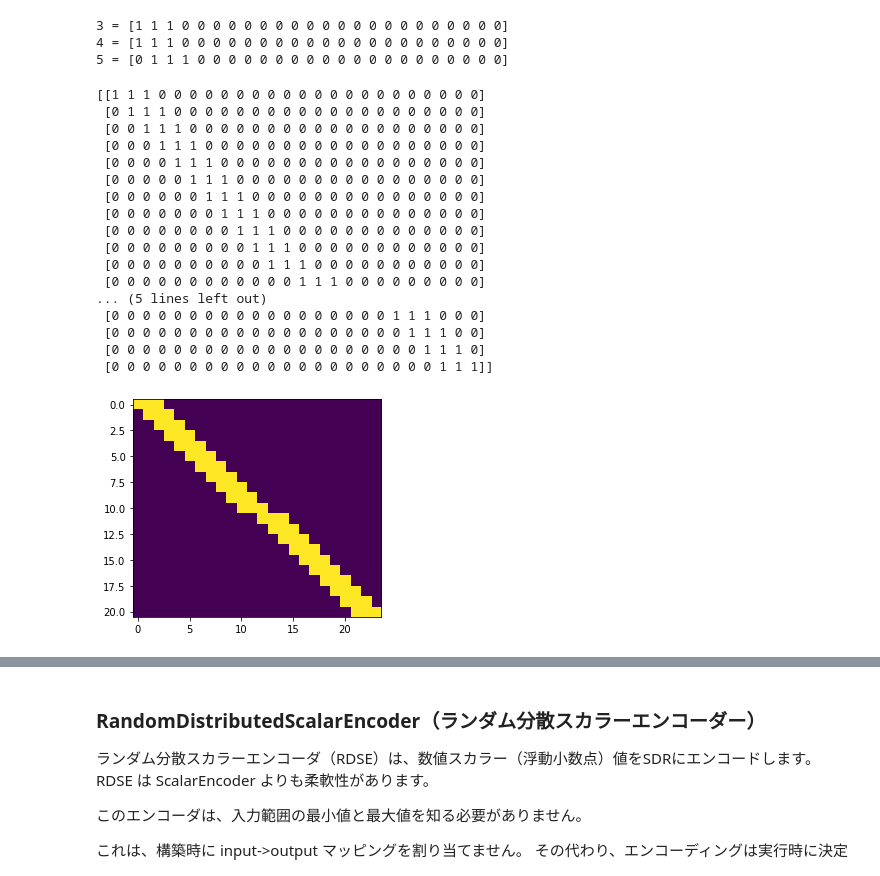
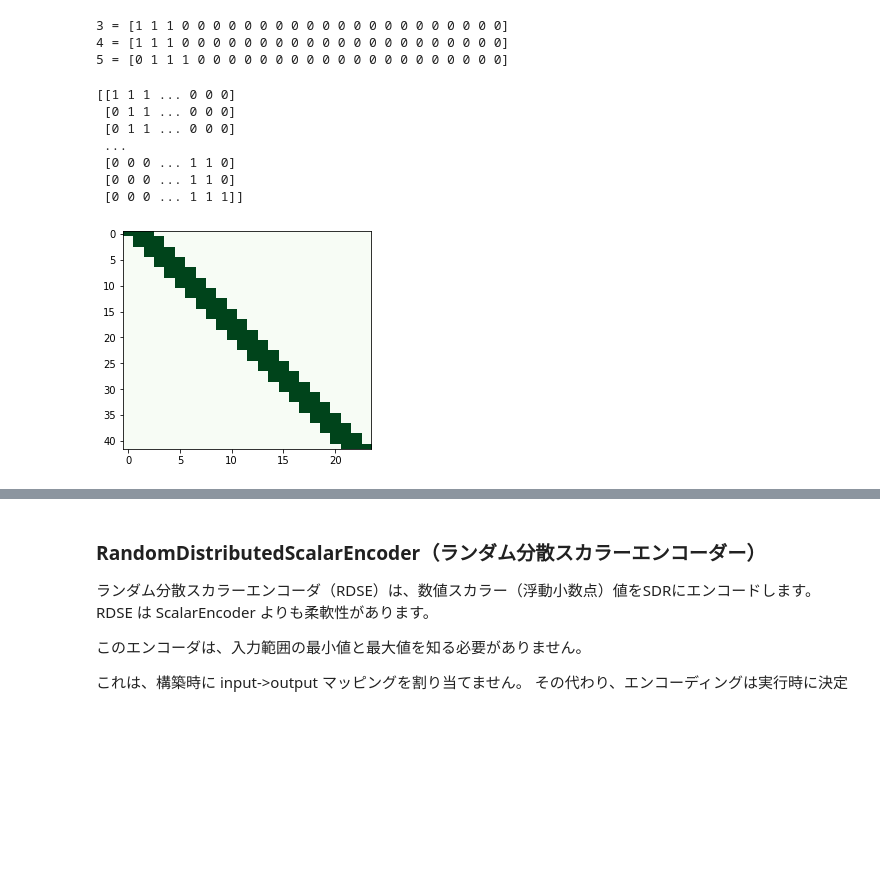
Before and after one commit to StudioIdenticalTwins/HTM-Beginners-Notebook, a Jupyter notebook: chapter-3/htm-beginners-book-3-1.ipynb, the cells around one changed output, grey strips where cells are left out. Cells and saved outputs as stored; diff of their text form; code cells hidden in the pictures; blank space fills up the shorter version.

```diff
--- a/chapter-3/htm-beginners-book-3-1.ipynb
+++ b/chapter-3/htm-beginners-book-3-1.ipynb
@@ -86,39 +86,29 @@ print ("5 =", enc.encode(5).dense)
 # %%
 n_samples = (enc.parameters.maximum - enc.parameters.minimum) / enc.parameters.resolution
 # エイリアシング（折り返し雑音）やアーチファクト（ノイズ）を避けるために、必要以上に多くのサンプルを使用します。
-#oversample = 1
+oversample = 2
 n_samples  = int(round( oversample * n_samples ))
 
 sdrs = []
 for i in np.linspace(enc.parameters.minimum, enc.parameters.maximum, n_samples):
   sdrs.append( enc.encode( i ).dense )
 
 print(np.array(sdrs))
 
 import matplotlib.pyplot as plt
 %matplotlib inline
 
-plt.imshow(np.array(sdrs))
+plt.imshow(np.array(sdrs), cmap = "Greens", aspect=0.5)
 plt.show()
 # %% [output]
-[[1 1 1 0 0 0 0 0 0 0 0 0 0 0 0 0 0 0 0 0 0 0 0 0]
- [0 1 1 1 0 0 0 0 0 0 0 0 0 0 0 0 0 0 0 0 0 0 0 0]
- [0 0 1 1 1 0 0 0 0 0 0 0 0 0 0 0 0 0 0 0 0 0 0 0]
- [0 0 0 1 1 1 0 0 0 0 0 0 0 0 0 0 0 0 0 0 0 0 0 0]
- [0 0 0 0 1 1 1 0 0 0 0 0 0 0 0 0 0 0 0 0 0 0 0 0]
- [0 0 0 0 0 1 1 1 0 0 0 0 0 0 0 0 0 0 0 0 0 0 0 0]
- [0 0 0 0 0 0 1 1 1 0 0 0 0 0 0 0 0 0 0 0 0 0 0 0]
- [0 0 0 0 0 0 0 1 1 1 0 0 0 0 0 0 0 0 0 0 0 0 0 0]
- [0 0 0 0 0 0 0 0 1 1 1 0 0 0 0 0 0 0 0 0 0 0 0 0]
- [0 0 0 0 0 0 0 0 0 1 1 1 0 0 0 0 0 0 0 0 0 0 0 0]
- [0 0 0 0 0 0 0 0 0 0 1 1 1 0 0 0 0 0 0 0 0 0 0 0]
- [0 0 0 0 0 0 0 0 0 0 0 0 1 1 1 0 0 0 0 0 0 0 0 0]
-... (5 lines left out)
- [0 0 0 0 0 0 0 0 0 0 0 0 0 0 0 0 0 0 1 1 1 0 0 0]
- [0 0 0 0 0 0 0 0 0 0 0 0 0 0 0 0 0 0 0 1 1 1 0 0]
- [0 0 0 0 0 0 0 0 0 0 0 0 0 0 0 0 0 0 0 0 1 1 1 0]
- [0 0 0 0 0 0 0 0 0 0 0 0 0 0 0 0 0 0 0 0 0 1 1 1]]
+[[1 1 1 ... 0 0 0]
+ [0 1 1 ... 0 0 0]
+ [0 1 1 ... 0 0 0]
+ ...
+ [0 0 0 ... 1 1 0]
+ [0 0 0 ... 1 1 0]
+ [0 0 0 ... 1 1 1]]
-[figure, old version]
+[figure, new version]
 # %%
 # maxmumをエンコードします。
 print ("100  =", enc.encode(100))
```
Also changed, not shown: parts of 7 cells of this notebook, 18 other files.
